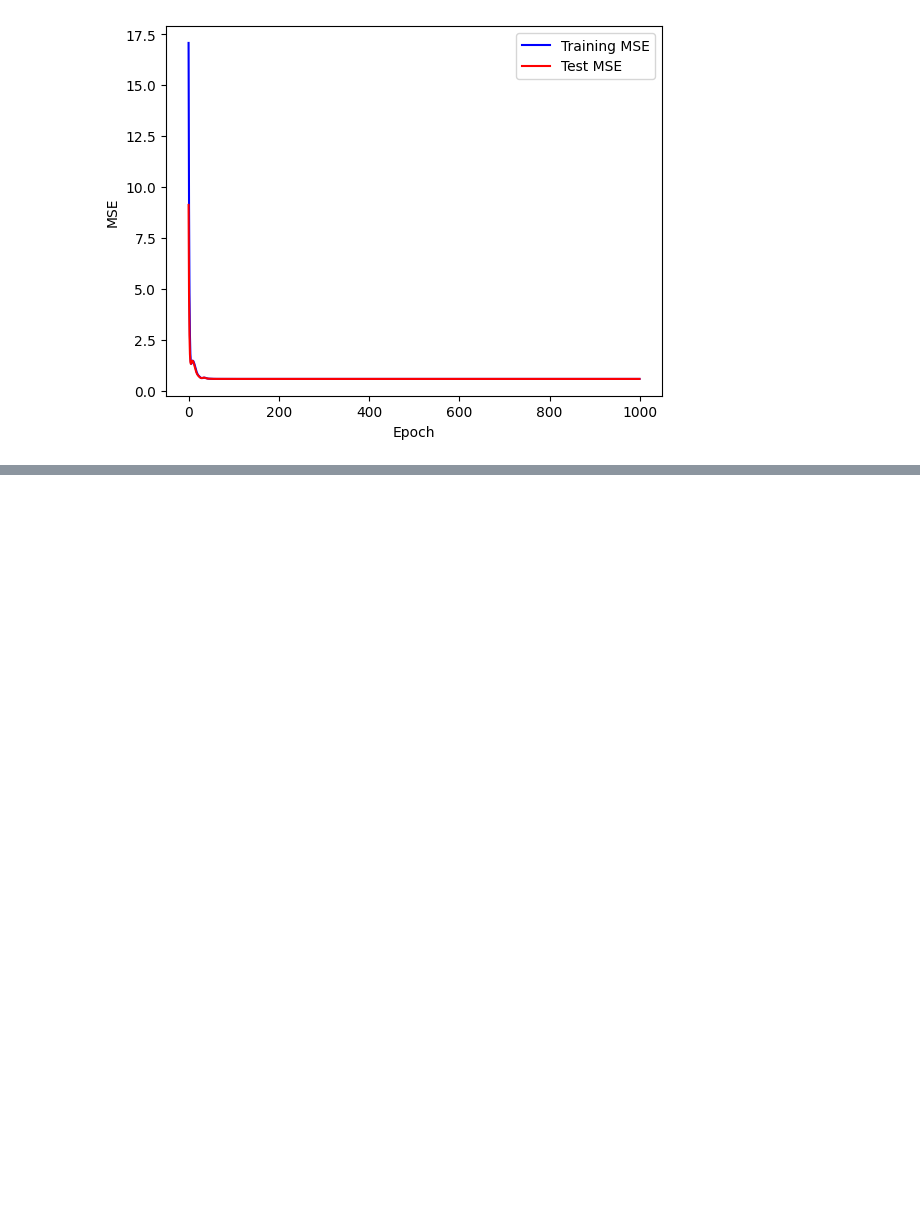
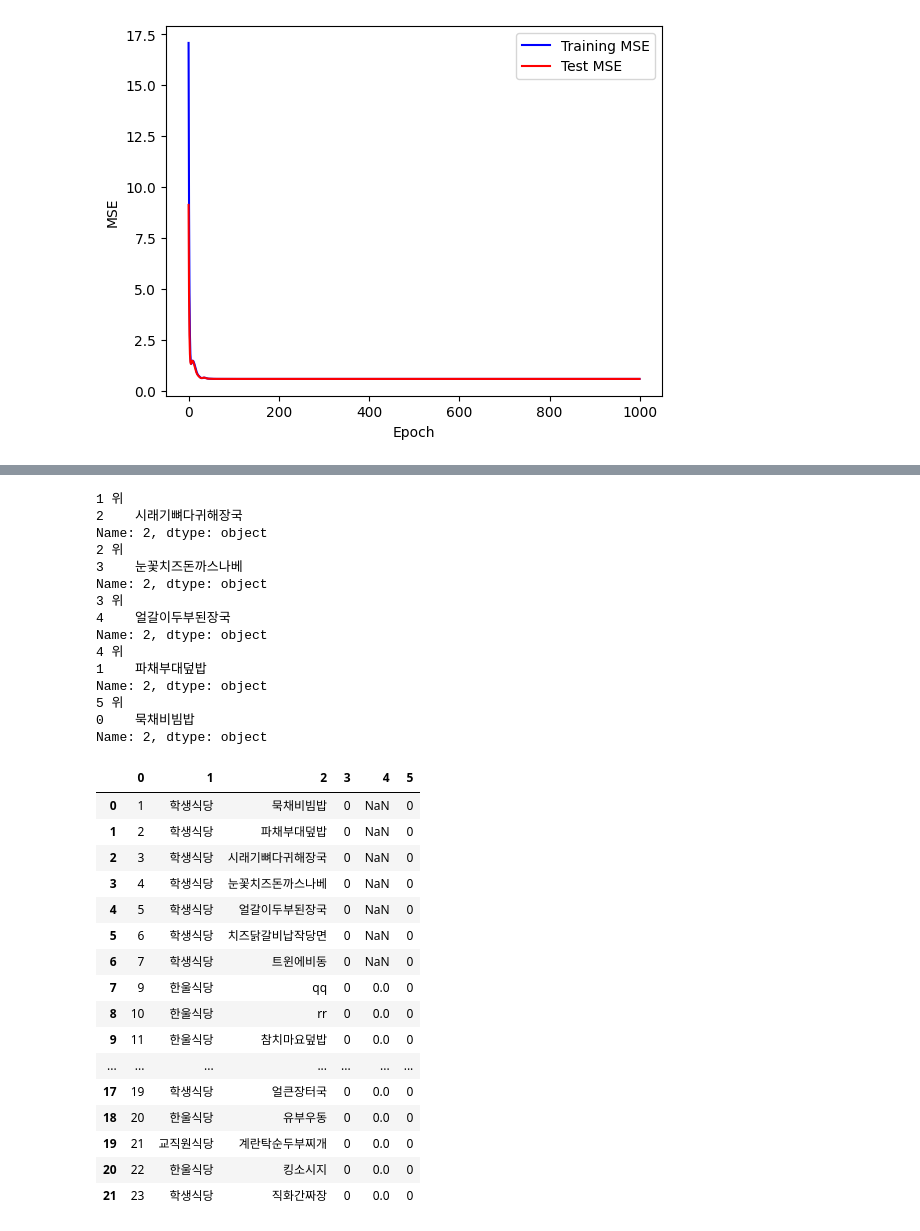
Before and after one commit to ji-hunc/kookbap, a Jupyter notebook: machineLearning/SQLConnect.ipynb, the cells around one changed output, grey strips where cells are left out. Cells and saved outputs as stored; diff of their text form; code cells hidden in the pictures; blank space fills up the shorter version.

```diff
--- a/machineLearning/SQLConnect.ipynb
+++ b/machineLearning/SQLConnect.ipynb
@@ -144,9 +144,15 @@ originalMatrix = torch.transpose(torch.mm(P, torch.transpose(Q,0,1)),0,1)+mean+b
 print(originalMatrix) # 오리지날 버전
 
 
-todaysMenu = [9,10,11,12,13]
+todaysMenu = [1,2,3,4,5]
 #print(originalMatrix[usernumber][todaysMenu])
-userMenuRecommend = torch.sort(originalMatrix[2][todaysMenu], descending=True)
+userMenuSort, userMenuIndices = torch.sort(originalMatrix[2][todaysMenu], descending=True)
+print(userMenuSort)
+print(userMenuIndices)
+userMenuRecommend = []
+for each in userMenuIndices:
+    userMenuRecommend.append(todaysMenu[each])
+
 print(userMenuRecommend)
 data
 # %% [output]
@@ -173,0 +193,47 @@ TypeError: sort() received an invalid combination of arguments - got (Tensor, re
+# %%
+sqlMenu = "SELECT * FROM menu"
+cur.execute(sqlMenu) # sql문 실행
+
+menuRows = cur.fetchall()
+menuData = pd.DataFrame(menuRows)
+menuIndex = menuData[0]
+menuData
+i = 1
+for each in userMenuRecommend:
+    print(i,"위")
+    print(menuData[menuData[0]==each][2])
+    i += 1
+menuData
+# %% [output]
+1 위
+2    시래기뼈다귀해장국
+Name: 2, dtype: object
+2 위
+3    눈꽃치즈돈까스나베
+Name: 2, dtype: object
+3 위
+4    얼갈이두부된장국
+Name: 2, dtype: object
+4 위
+1    파채부대덮밥
+Name: 2, dtype: object
+5 위
+0    묵채비빔밥
+Name: 2, dtype: object
+|  | 0 | 1 | 2 | 3 | 4 | 5 |
+| 0 | 1 | 학생식당 | 묵채비빔밥 | 0 | NaN | 0 |
+| 1 | 2 | 학생식당 | 파채부대덮밥 | 0 | NaN | 0 |
+| 2 | 3 | 학생식당 | 시래기뼈다귀해장국 | 0 | NaN | 0 |
+| 3 | 4 | 학생식당 | 눈꽃치즈돈까스나베 | 0 | NaN | 0 |
+| 4 | 5 | 학생식당 | 얼갈이두부된장국 | 0 | NaN | 0 |
+| 5 | 6 | 학생식당 | 치즈닭갈비납작당면 | 0 | NaN | 0 |
+| 6 | 7 | 학생식당 | 트윈에비동 | 0 | NaN | 0 |
+| 7 | 9 | 한울식당 | qq | 0 | 0.0 | 0 |
+| 8 | 10 | 한울식당 | rr | 0 | 0.0 | 0 |
+| 9 | 11 | 한울식당 | 참치마요덮밥 | 0 | 0.0 | 0 |
+| ... | ... | ... | ... | ... | ... | ... |
+| 17 | 19 | 학생식당 | 얼큰장터국 | 0 | 0.0 | 0 |
+| 18 | 20 | 한울식당 | 유부우동 | 0 | 0.0 | 0 |
+| 19 | 21 | 교직원식당 | 계란탁순두부찌개 | 0 | 0.0 | 0 |
+| 20 | 22 | 한울식당 | 킹소시지 | 0 | 0.0 | 0 |
+| 21 | 23 | 학생식당 | 직화간짜장 | 0 | 0.0 | 0 |
```
Also changed, not shown: parts of 1 cell of this notebook.
